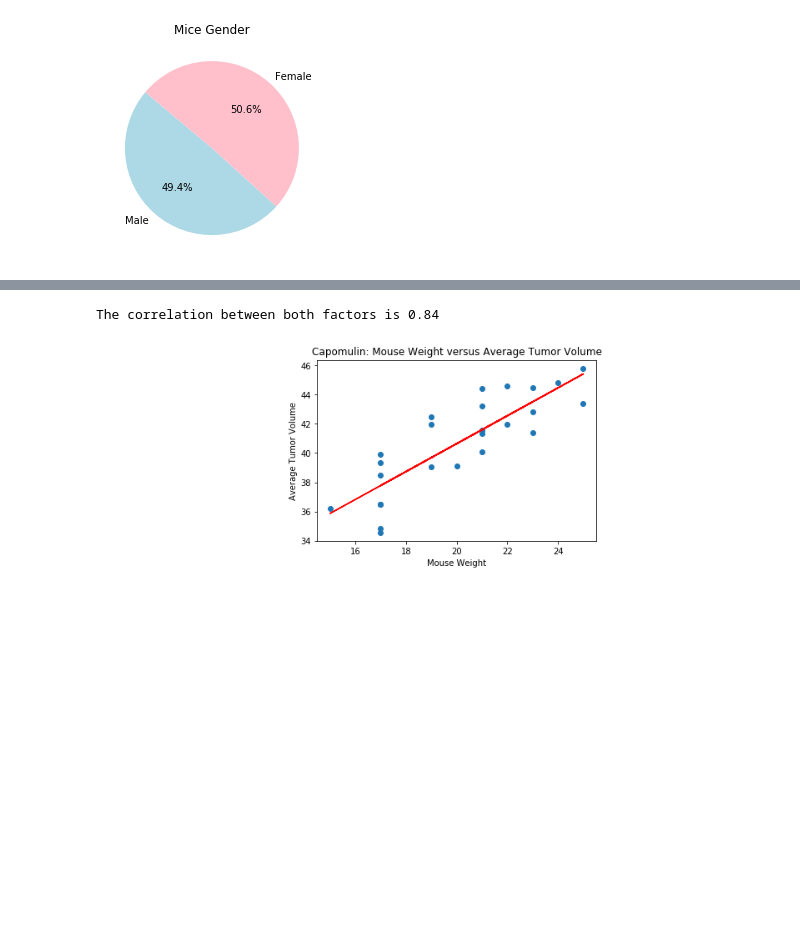
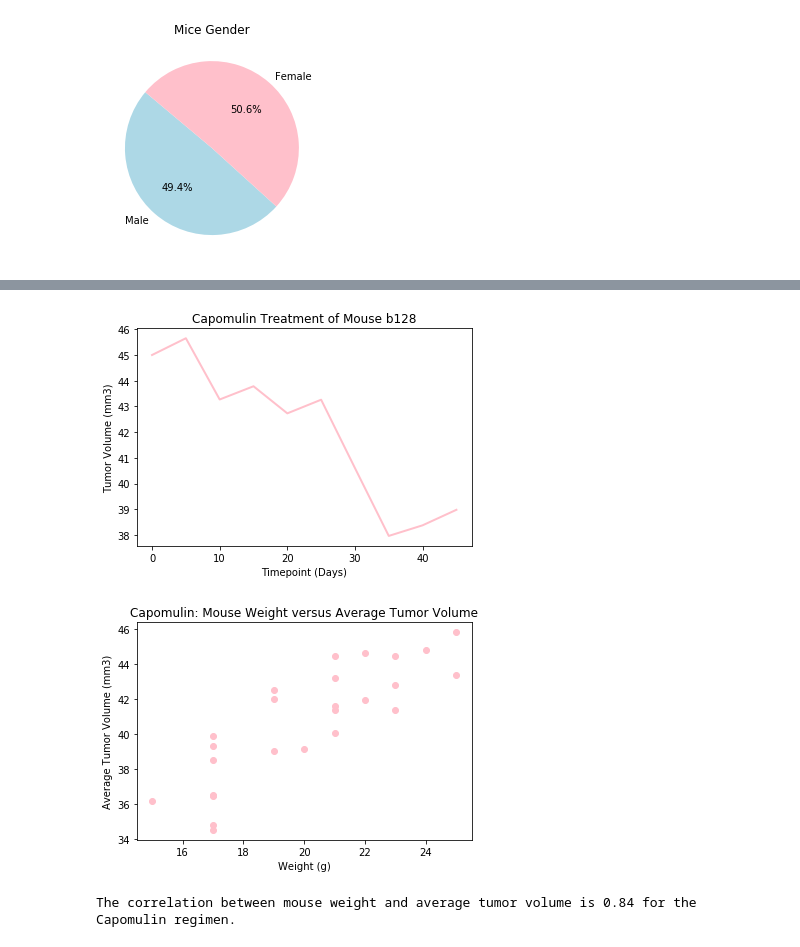
Before and after one commit to nnorman312/matplotlib, a Jupyter notebook: Pymaceuticals.ipynb, the cells around one changed output, grey strips where cells are left out. Drawn from its saved outputs; the diff is of its cells as text; code cells hidden in the pictures.

```diff
--- a/Pymaceuticals.ipynb
+++ b/Pymaceuticals.ipynb
@@ -135,0 +121,16 @@ Values above 49.79900043124999 could be outliers.
+# %%
+# Calculate the final tumor volume of each mouse across four of the most promising treatment regimens
+
+# Set up
+cap_df = analysis.loc[analysis["Drug Regimen"] == "Capomulin",:]
+ram_df = analysis.loc[analysis["Drug Regimen"] == "Ramicane", :]
+inf_df = analysis.loc[analysis["Drug Regimen"] == "Infubinol", :]
+ceft_df = analysis.loc[analysis["Drug Regimen"] == "Ceftamin", :]
+cap_df.head()
+
+# Calculate the final tumor volume of each mouse: Capomuline
+
+caplast = cap_df.groupby('Mouse ID').max()['Timepoint']
+caplastvol = pd.DataFrame(caplast)
+caplastmerge = pd.merge(caplastvol, analysis, on=("Mouse ID","Timepoint"),how="left")
+caplastmerge.head(10)
@@ -188,24 +280,38 @@ plt.show()
-# %%
-# Calculate the correlation coefficient and linear regression model for mouse weight and average tumor volume for the Capomulin regimen
-from scipy.stats import linregress
-
-mouse_weight = average_cap.iloc[:,0]
-avg_tumor_volume = average_cap.iloc[:,1]
-correlation = st.pearsonr(mouse_weight,avg_tumor_volume)
-print(f"The correlation between both factors is {round(correlation[0],2)}")
-
-x_values = average_cap['Weight (g)']
-y_values = average_cap['Average Tumor Volume']
-(slope, intercept, rvalue, pvalue, stderr) = linregress(x_values, y_values)
-regress_values = x_values * slope + intercept
-line_eq = "y = " + str(round(slope,2)) + "x + " + str(round(intercept,2))
-plt.scatter(x_values,y_values)
-plt.plot(x_values,regress_values,"r-")
-plt.annotate(line_eq,(6,10),fontsize=15,color="pink")
-plt.title("Capomulin: Mouse Weight versus Average Tumor Volume")
-plt.xlabel('Mouse Weight')
-plt.ylabel('Average Tumor Volume')
-plt.show()
-# %% [output]
-The correlation between both factors is 0.84
-[figure, removed]
+# %%
+# Generate a line plot of time point versus tumor volume for a mouse treated with Capomulin
+
+forline_df = cap_df.loc[cap_df["Mouse ID"] == "b128",:]
+forline_df.head()
+
+x_axisTP = forline_df["Timepoint"]
+tumor_size = forline_df["Tumor Volume (mm3)"]
+
+plt.title('Capomulin Treatment of Mouse b128')
+plt.plot(x_axisTP, tumor_size,linewidth=2, markersize=12, color="pink")
+plt.xlabel('Timepoint (Days)')
+plt.ylabel('Tumor Volume (mm3)')
+
+plt.show()
+# %% [output]
+[figure, added]
+# %%
+# Generate a scatter plot of mouse weight versus average tumor volume for the Capomulin regimen
+
+capavg = cap_df.groupby(['Mouse ID']).mean()
+plt.scatter(capavg['Weight (g)'],capavg['Tumor Volume (mm3)'], color="pink")
+plt.title('Capomulin: Mouse Weight versus Average Tumor Volume')
+plt.xlabel('Weight (g)')
+plt.ylabel('Average Tumor Volume (mm3)')
+
+plt.show()
+# %% [output]
+[figure, added]
+# %%
+# Calculate the correlation coefficient for mouse weight and average tumor volume for the Capomulin regimen
+
+# Correlation Coefficient
+
+corr=round(st.pearsonr(capavg['Weight (g)'],capavg['Tumor Volume (mm3)'])[0],2)
+print(f"The correlation between mouse weight and average tumor volume is {corr} for the Capomulin regimen.")
+# %% [output]
+The correlation between mouse weight and average tumor volume is 0.84 for the Capomulin regimen.
```
Also changed, not shown: parts of 14 cells of this notebook.
